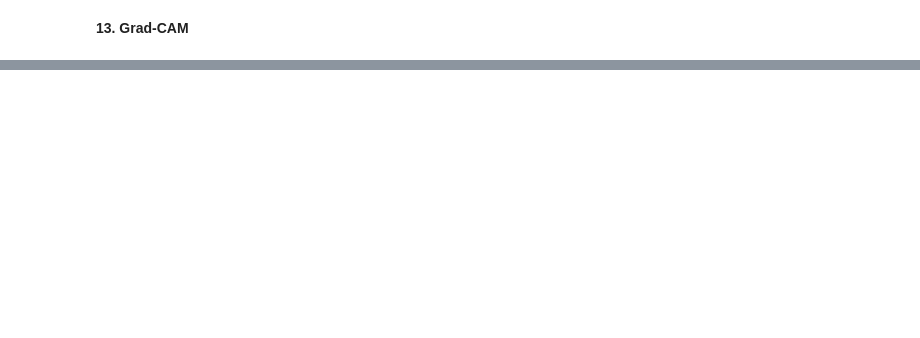
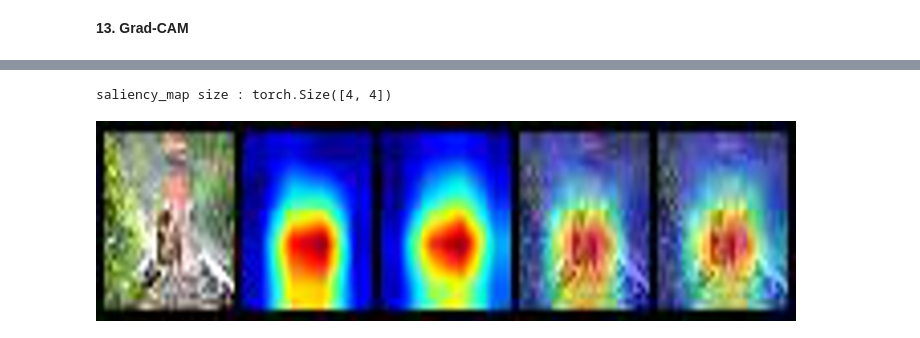
Before and after one commit to sumankanukollu/EVA_4_Assignments, a Jupyter notebook: EVA_4_S9_Suman_Kanukollu_LRFinder_CIFAR_10.ipynb, the cells around one changed output, grey strips where cells are left out. Saved outputs shown, nothing was run; the diff lists cells and outputs as text; code cells hidden in the pictures; blank space fills up the shorter version.

```diff
--- a/EVA_4_S9_Suman_Kanukollu_LRFinder_CIFAR_10.ipynb
+++ b/EVA_4_S9_Suman_Kanukollu_LRFinder_CIFAR_10.ipynb
@@ -285,12 +277,0 @@ Min loss observed at index : 44
-# %%
-from torch_lr_finder import LRFinder
-
-model = model
-criterion = nn.CrossEntropyLoss()
-optimizer = optim.SGD(model.parameters(), lr=1e-7, weight_decay=1e-2)
-lr_finder = LRFinder(model, optimizer, criterion, device="cuda")
-lr_finder.range_test(train_loader, val_loader=test_loader, end_lr=50, num_iter=100, step_mode="linear")
-lr_finder.plot(log_lr=False)
-lr_finder.reset()
-
-print('Min loss value is : {} \nMin LR value is   : {}'.format(min(lr_finder.history['loss']),min(lr_finder.history['lr'])))
@@ -301,7 +279,7 @@ lr_finder.history
 **12. Run Train and Test**
 # %%
 criterion = nn.CrossEntropyLoss()
-optimizer = optim.SGD(model.parameters(), lr=0.057544,momentum=0.2)
+optimizer = optim.SGD(model.parameters(), lr=0.057544,momentum=0.9)
 
 from lib import trainTestMethods
 for epoch in range(5):
@@ -461,6 +441,8 @@ resnet.eval(), resnet.cuda();
 model_dict = dict(type='resnet', arch=resnet, layer_name='layer4', input_size=(32, 32))
 gradcam = GradCAM(model_dict, True)
 gradcampp = GradCAMpp(model_dict)
+# %% [output]
+saliency_map size : torch.Size([4, 4])
 # %%
 mask, _ = gradcam(normed_torch_img)
 heatmap, result = visualize_cam(mask.cpu(), torch_img.cpu())
@@ -473,6 +455,8 @@ imgs = []
 imgs.append(torch.stack([torch_img.squeeze().cpu(), heatmap, heatmap_pp, result, result_pp], 0))
 imgs = make_grid(torch.cat(imgs, 0), nrow=5)
 # %%
-pilimg = utObj.saveimage(images = imgs, outputdirectory=os.path.join(homepath,'outputs'), imagename='dog6_gradCam.jpg')
+pilimg = utObj.saveimage(images = imgs, outputdirectory=os.path.join(homepath,'outputs'), imagename=imagename.split('.')[0]+'_gradCam.jpg')
 
 pilimg.resize((700,200))
+# %% [output]
+[figure, added]
```
Also changed, not shown: parts of 16 cells of this notebook.
